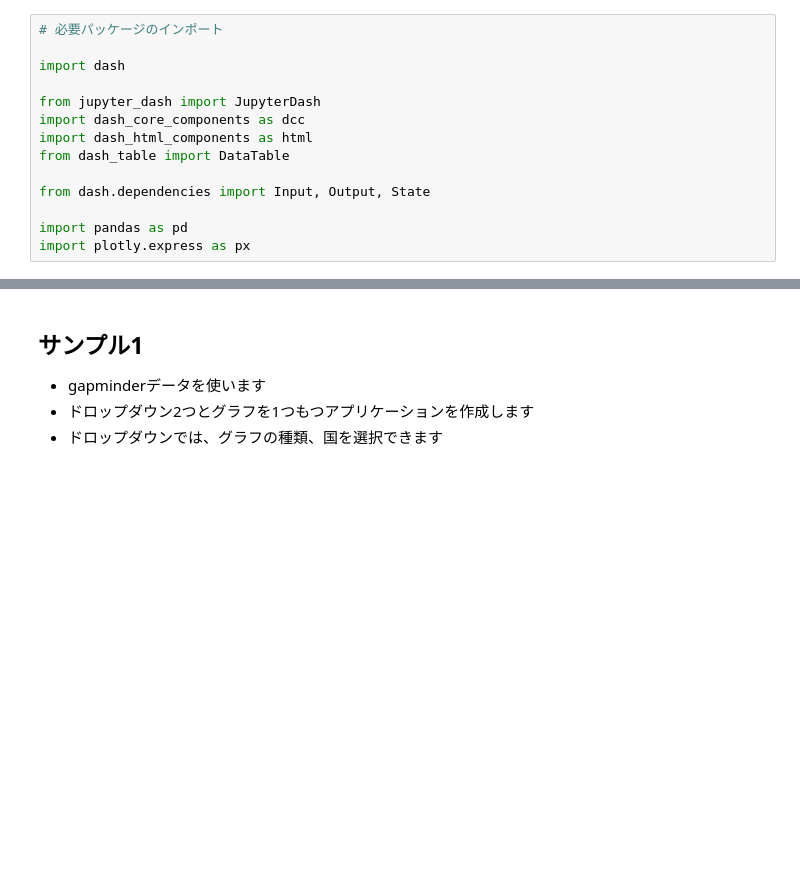
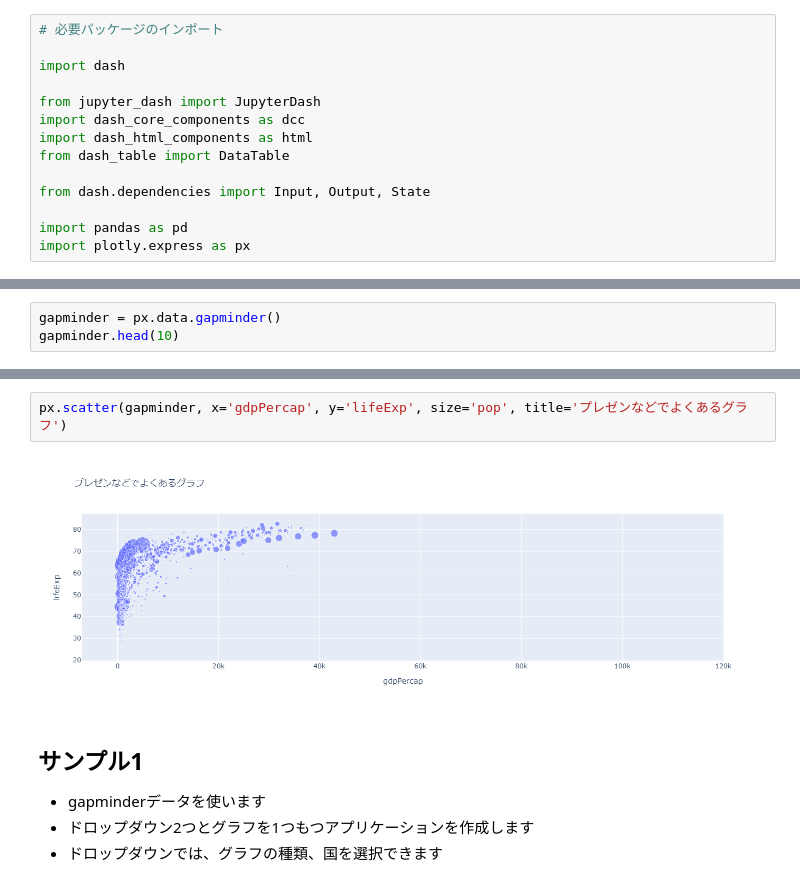
Before and after one commit to plotly-dash-book/events, a Jupyter notebook: 20201205/dash/plotly_dash_hands_on.ipynb, the cells around one changed output, grey strips where cells are left out. Drawn from its saved outputs; the diff is of its cells as text; blank space fills up the shorter version.

```diff
--- a/20201205/dash/plotly_dash_hands_on.ipynb
+++ b/20201205/dash/plotly_dash_hands_on.ipynb
@@ -76,0 +82,3 @@ import plotly.express as px
+# %%
+gapminder = px.data.gapminder()
+gapminder.head(10)
@@ -77,3 +97,7 @@ import plotly.express as px
+# %%
+px.scatter(gapminder, x='gdpPercap', y='lifeExp', size='pop', title='プレゼンなどでよくあるグラフ')
+# %% [output]
+[figure, added]
 # %% [markdown]
 ## サンプル1
 - gapminderデータを使います
```
Also changed, not shown: parts of 2 cells of this notebook.
